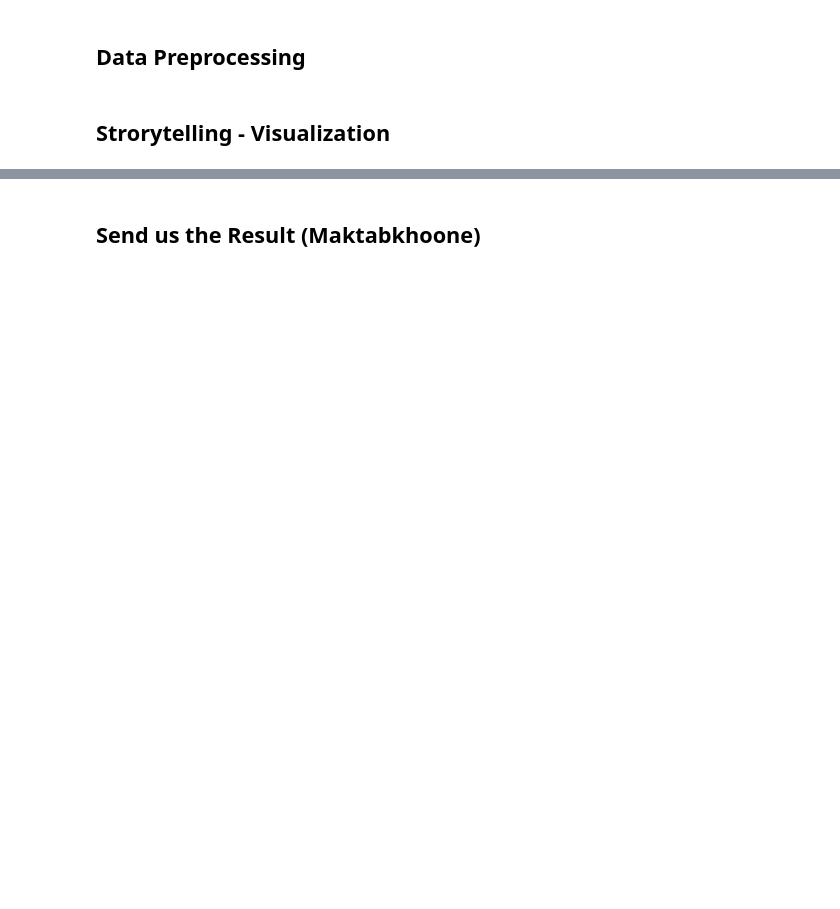
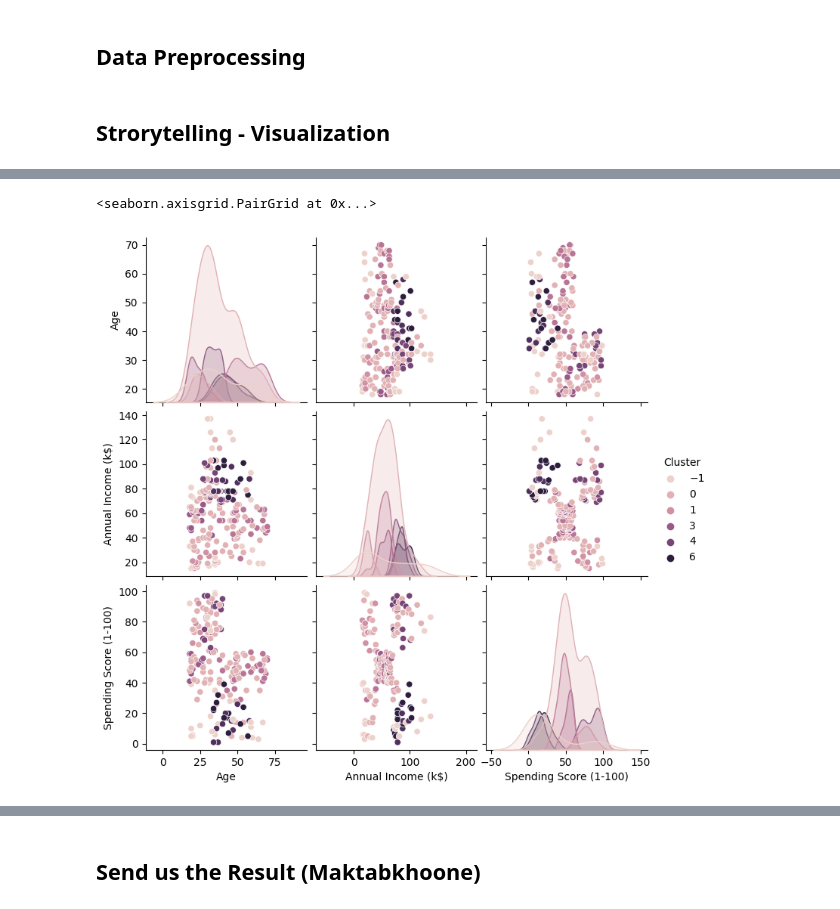
Before and after one commit to sgolestanian/market-basket-clustering, a Jupyter notebook: Mini Project 4.ipynb, the cells around one changed output, grey strips where cells are left out. Cells and saved outputs as stored; diff of their text form; code cells hidden in the pictures; blank space fills up the shorter version.

```diff
--- a/Mini Project 4.ipynb
+++ b/Mini Project 4.ipynb
@@ -21,0 +150,7 @@
+# %%
+clusterer = DBSCAN(eps=0.75)
+
+y = clusterer.fit_predict(X)
+# %%
+result = data.merge(pd.DataFrame({'CustomerID':data['CustomerID'], 'Cluster':y})).drop(columns=['CustomerID'])
+result
@@ -21,0 +184,5 @@
+# %%
+sns.pairplot(result, hue='Cluster')
+# %% [output]
+<seaborn.axisgrid.PairGrid at 0x...>
+[figure, added]
```
Also changed, not shown: parts of 20 cells of this notebook, 2 other files.
